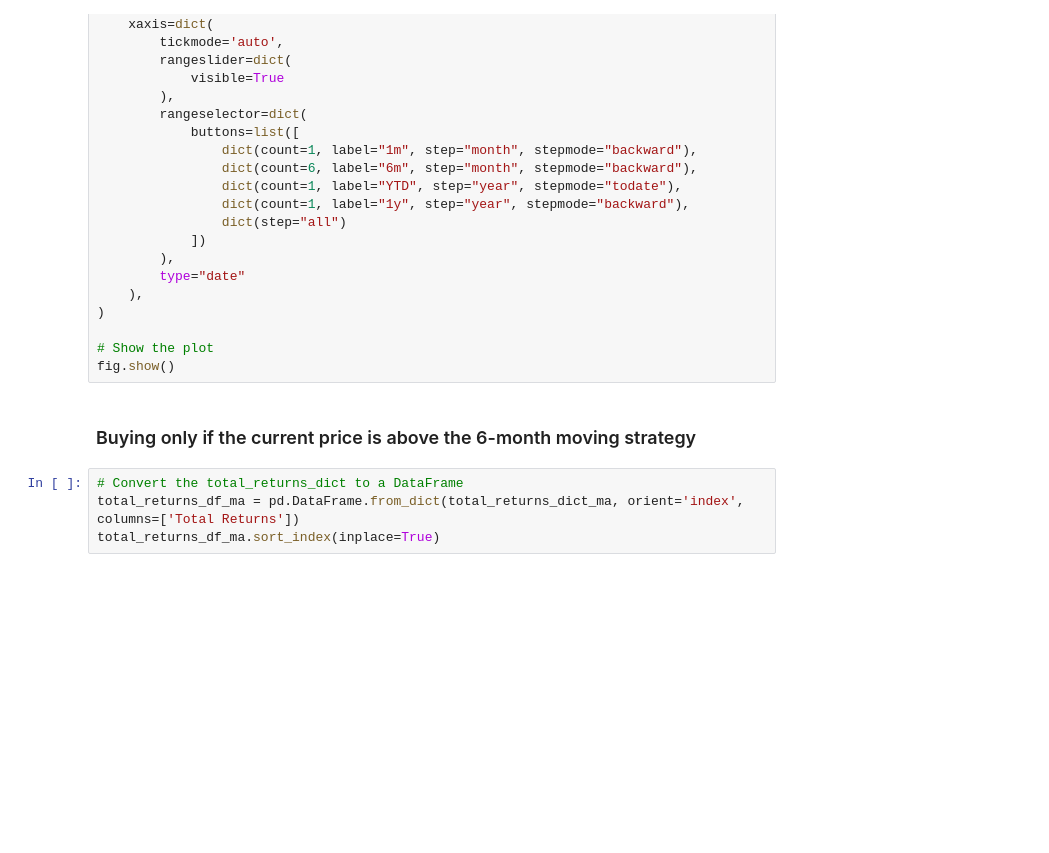
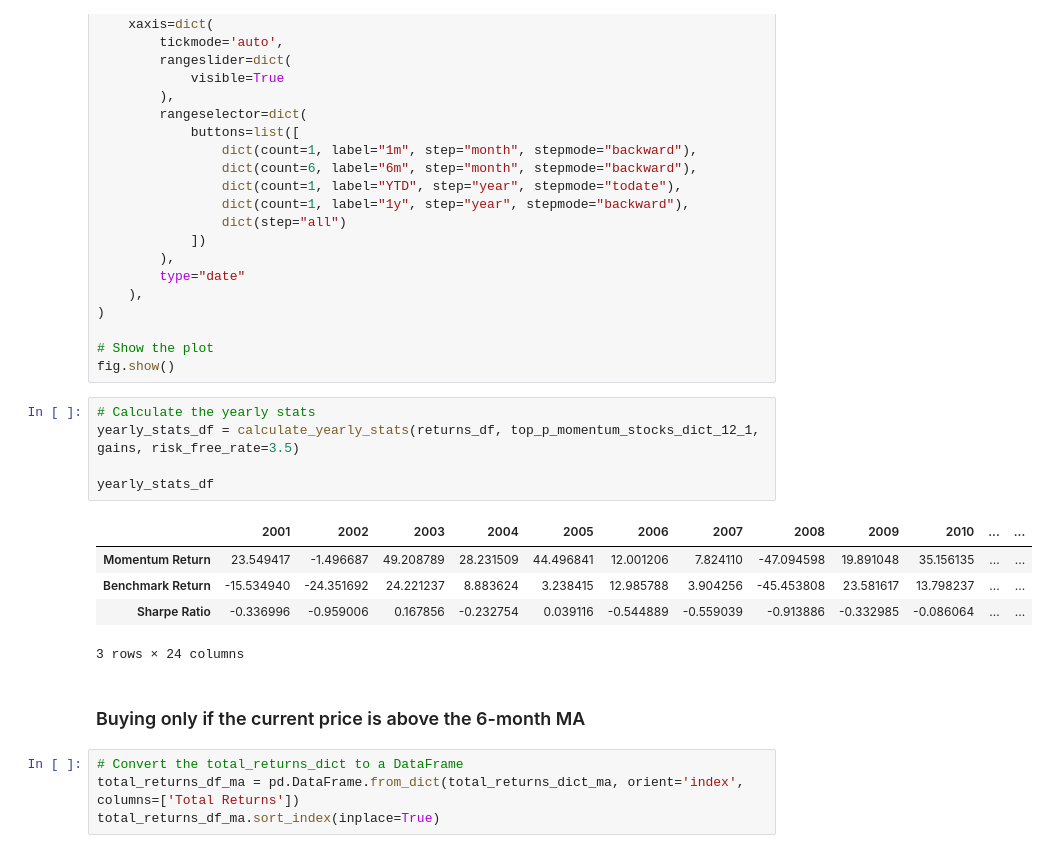
Before and after one commit to satyaki-02/Factor_Investing_in_Stock-Market, a Jupyter notebook: main.ipynb, the cells around one changed output. Drawn from its saved outputs; the diff is of its cells as text; blank space fills up the shorter version.

Commit message:
Applied Seasonality and Another Momentum Strategy

```diff
--- a/main.ipynb
+++ b/main.ipynb
@@ -905,8 +1029,19 @@ fig.update_layout(
 
 # Show the plot
 fig.show()
+# %%
+# Calculate the yearly stats
+yearly_stats_df = calculate_yearly_stats(returns_df, top_p_momentum_stocks_dict_12_1, gains, risk_free_rate=3.5)
+
+yearly_stats_df
+# %% [output]
+|  | 2001 | 2002 | 2003 | 2004 | 2005 | 2006 | 2007 | 2008 | 2009 | 2010 | ... | ... |
+| Momentum Return | 23.549417 | -1.496687 | 49.208789 | 28.231509 | 44.496841 | 12.001206 | 7.824110 | -47.094598 | 19.891048 | 35.156135 | ... | ... |
+| Benchmark Return | -15.534940 | -24.351692 | 24.221237 | 8.883624 | 3.238415 | 12.985788 | 3.904256 | -45.453808 | 23.581617 | 13.798237 | ... | ... |
+| Sharpe Ratio | -0.336996 | -0.959006 | 0.167856 | -0.232754 | 0.039116 | -0.544889 | -0.559039 | -0.913886 | -0.332985 | -0.086064 | ... | ... |
+3 rows × 24 columns
 # %% [markdown]
-### Buying only if the current price is above the 6-month moving strategy
+### Buying only if the current price is above the 6-month MA
 # %%
 # Convert the total_returns_dict to a DataFrame
 total_returns_df_ma = pd.DataFrame.from_dict(total_returns_dict_ma, orient='index', columns=['Total Returns'])
```
Also changed, not shown: parts of 23 cells of this notebook.
